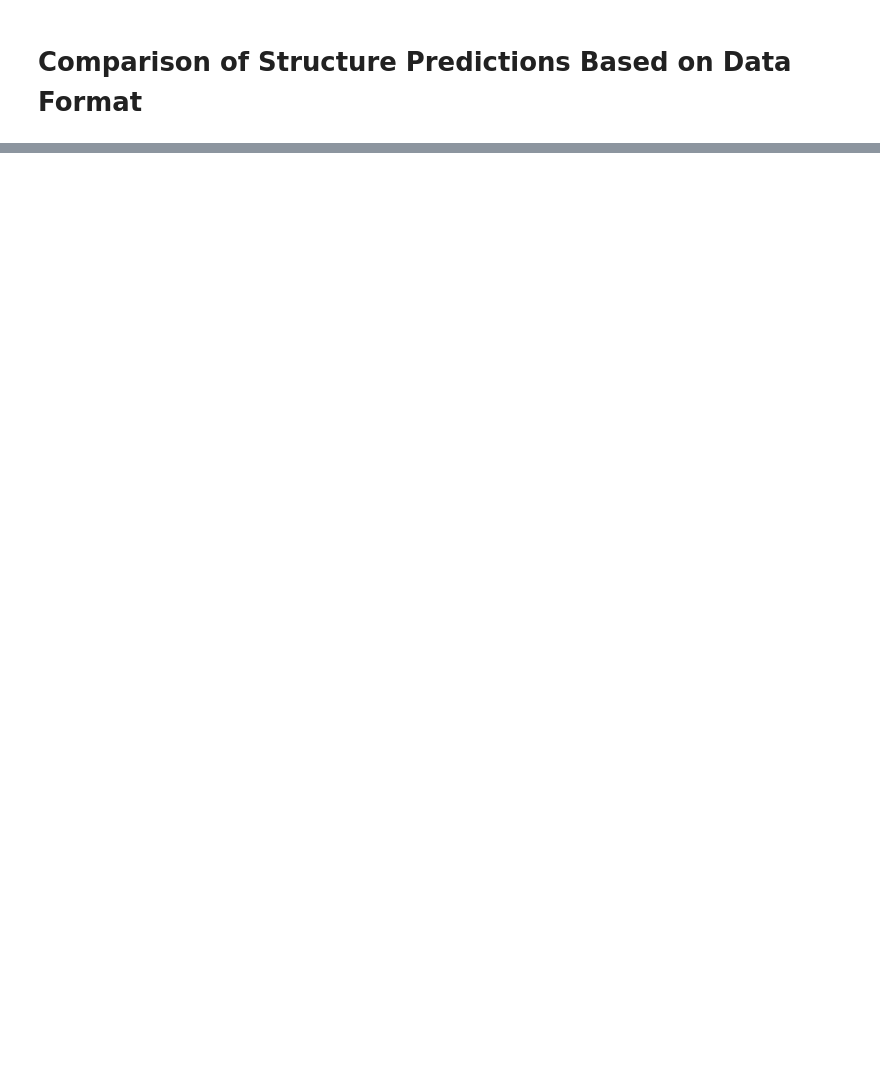
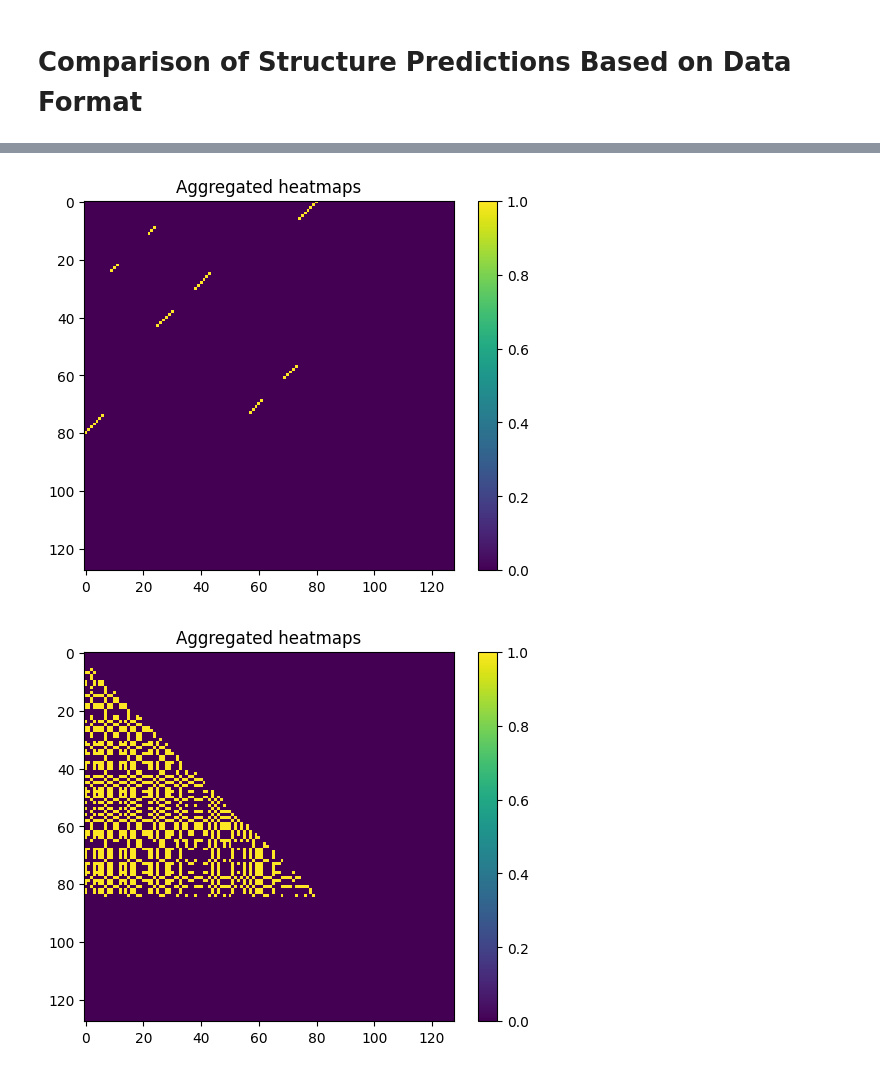
Before and after one commit to Vincent-Therrien/diurnal, a Jupyter notebook: demo/transform.ipynb, the cells around one changed output, grey strips where cells are left out. Saved outputs shown, nothing was run; the diff lists cells and outputs as text; code cells hidden in the pictures; blank space fills up the shorter version.

```diff
--- a/demo/transform.ipynb
+++ b/demo/transform.ipynb
@@ -157,0 +307,5 @@ visualize.heatmap(probe)
+# %%
+t, v, tt = format_data(
+    "primary_linear",
+    "secondary_linear_distance"
+)
@@ -157,0 +388,15 @@ visualize.heatmap(probe)
+# %%
+from torch import tensor
+index = 0
+prediction = model.nn(tensor([tt["input"][0][index]]).to("cuda").half()).detach().cpu().numpy()
+distance = tt["output"][index]
+true = tt["contact"][index]
+sequence = tt["sequence"][index]
+# %%
+visualize.heatmap(true)
+primary = structure.Primary.to_sequence(sequence)
+half = transform.delinearize_half_matrix(prediction, len(primary), 128)
+visualize.heatmap(half)
+# %% [output]
+[figure, added]
+[figure, added]
```
Also changed, not shown: parts of 19 cells of this notebook, 4 other files.
